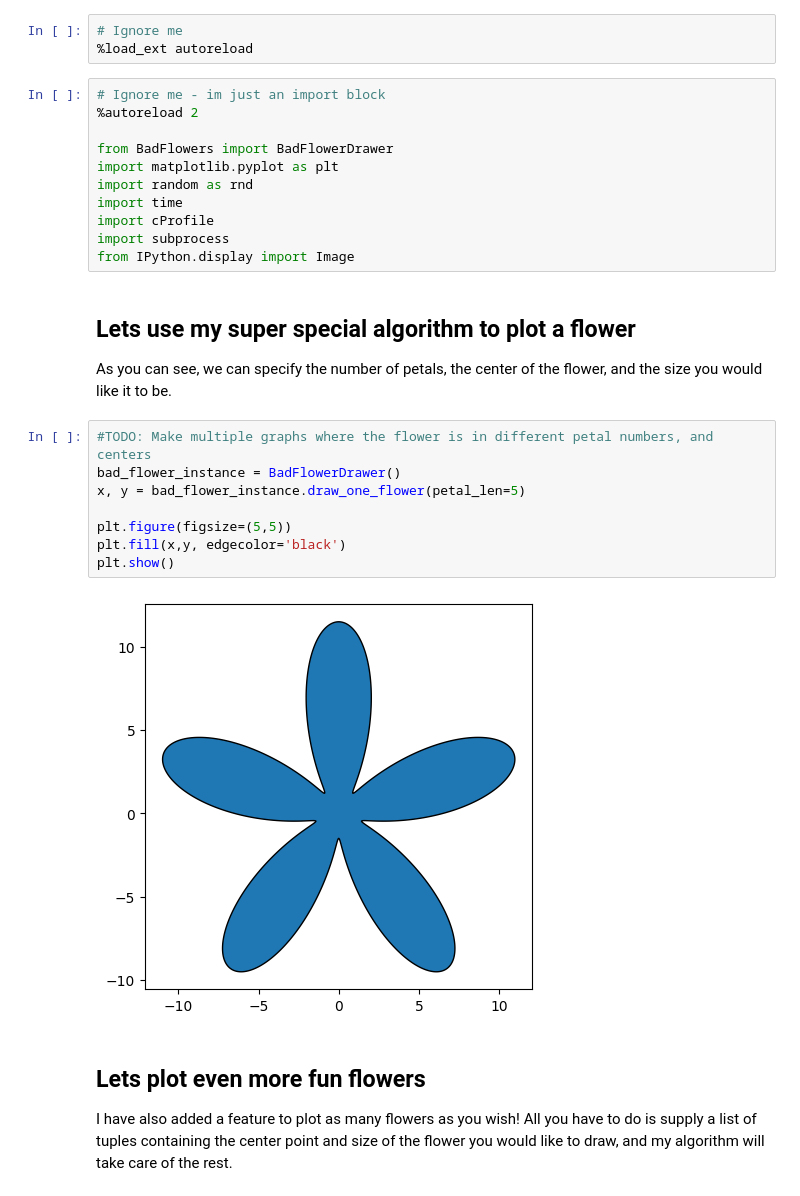
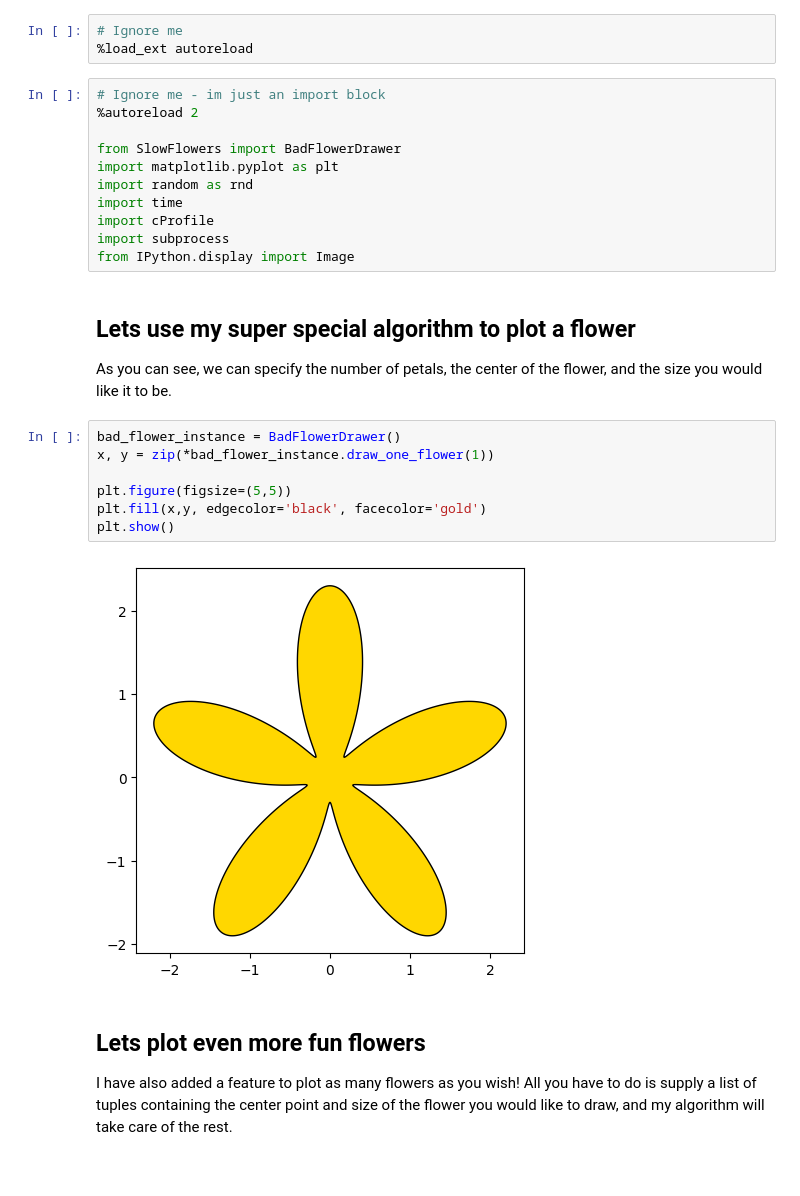
Before and after one commit to Engr315/P1_Optimization, a Jupyter notebook: Flowers/Flowers.ipynb, the cells around one changed output. Saved outputs shown, nothing was run; the diff lists cells and outputs as text.

```diff
--- a/Flowers/Flowers.ipynb
+++ b/Flowers/Flowers.ipynb
@@ -9,7 +9,7 @@ Who doesn't love flowers? In this assignment we will plot many beautiful flowers
 # Ignore me - im just an import block
 %autoreload 2
 
-from BadFlowers import BadFlowerDrawer
+from SlowFlowers import BadFlowerDrawer
 import matplotlib.pyplot as plt
 import random as rnd
 import time
@@ -20,15 +20,14 @@ from IPython.display import Image
 ## Lets use my super special algorithm to plot a flower
 As you can see, we can specify the number of petals, the center of the flower, and the size you would like it to be.
 # %%
-#TODO: Make multiple graphs where the flower is in different petal numbers, and centers
 bad_flower_instance = BadFlowerDrawer()
-x, y = bad_flower_instance.draw_one_flower(petal_len=5)
+x, y = zip(*bad_flower_instance.draw_one_flower(1))
 
 plt.figure(figsize=(5,5))
-plt.fill(x,y, edgecolor='black')
+plt.fill(x,y, edgecolor='black', facecolor='gold')
 plt.show()
 # %% [output]
-[figure, old version]
+[figure, new version]
 # %% [markdown]
 ## Lets plot even more fun flowers
 I have also added a feature to plot as many flowers as you wish! All you have to do is supply a list of tuples containing the center point and size of the flower you would like to draw, and my algorithm will take care of the rest.
```
Also changed, not shown: parts of 11 cells of this notebook, 4 other files.
